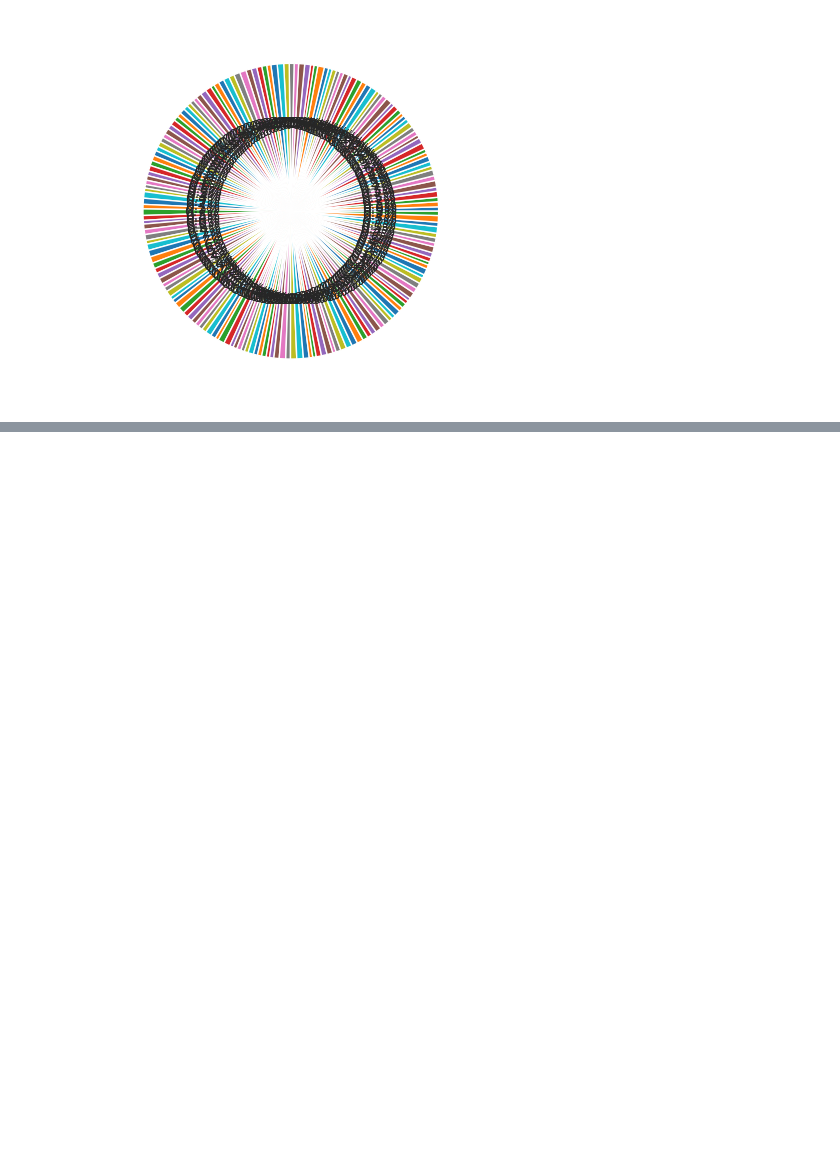
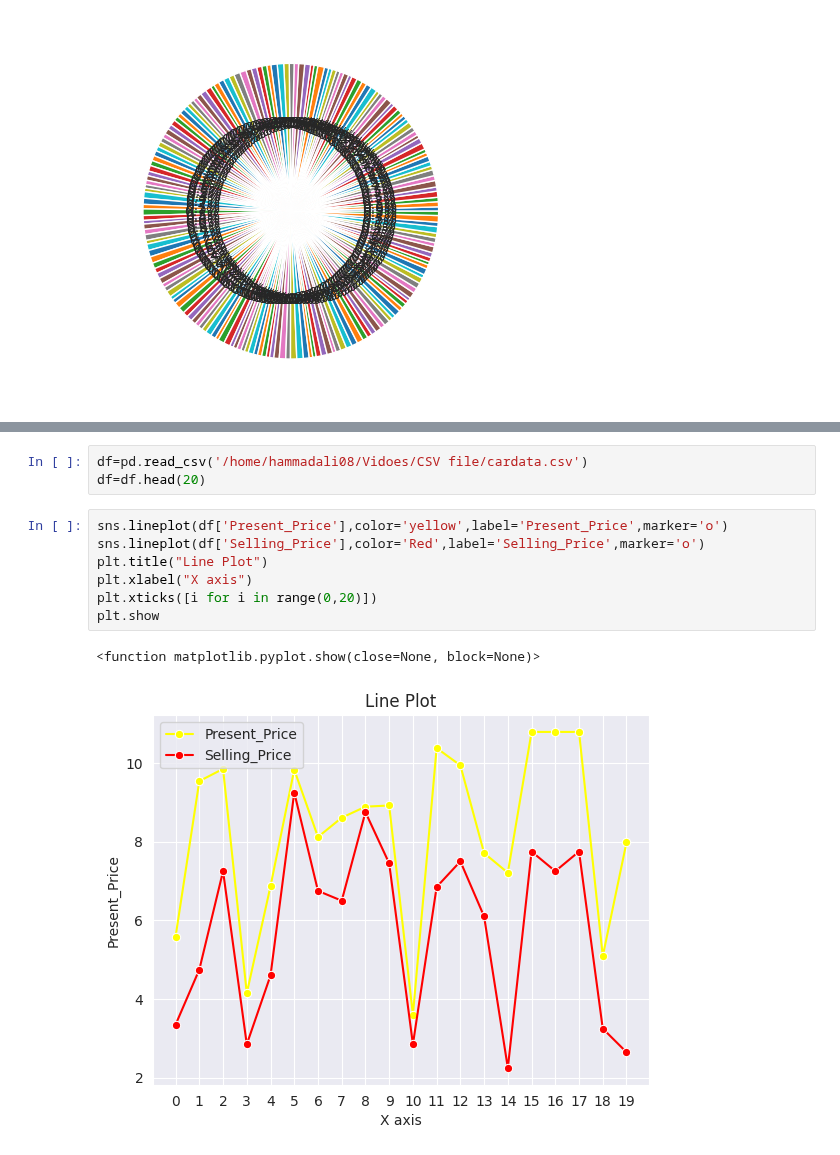
Before and after one commit to HammadAli08/Python-Toolbox, a Jupyter notebook: Libraries/Visualization.ipynb, the cells around one changed output, grey strips where cells are left out. Cells and saved outputs as stored; diff of their text form; blank space fills up the shorter version.

```diff
--- a/Libraries/Visualization.ipynb
+++ b/Libraries/Visualization.ipynb
@@ -180,0 +186,13 @@ plt.show
+# %%
+df=pd.read_csv('/home/hammadali08/Vidoes/CSV file/cardata.csv')
+df=df.head(20)
+# %%
+sns.lineplot(df['Present_Price'],color='yellow',label='Present_Price',marker='o')
+sns.lineplot(df['Selling_Price'],color='Red',label='Selling_Price',marker='o')
+plt.title("Line Plot")
+plt.xlabel("X axis")
+plt.xticks([i for i in range(0,20)])
+plt.show
+# %% [output]
+<function matplotlib.pyplot.show(close=None, block=None)>
+[figure, added]
```
Also changed, not shown: parts of 12 cells of this notebook, 2 other files.
